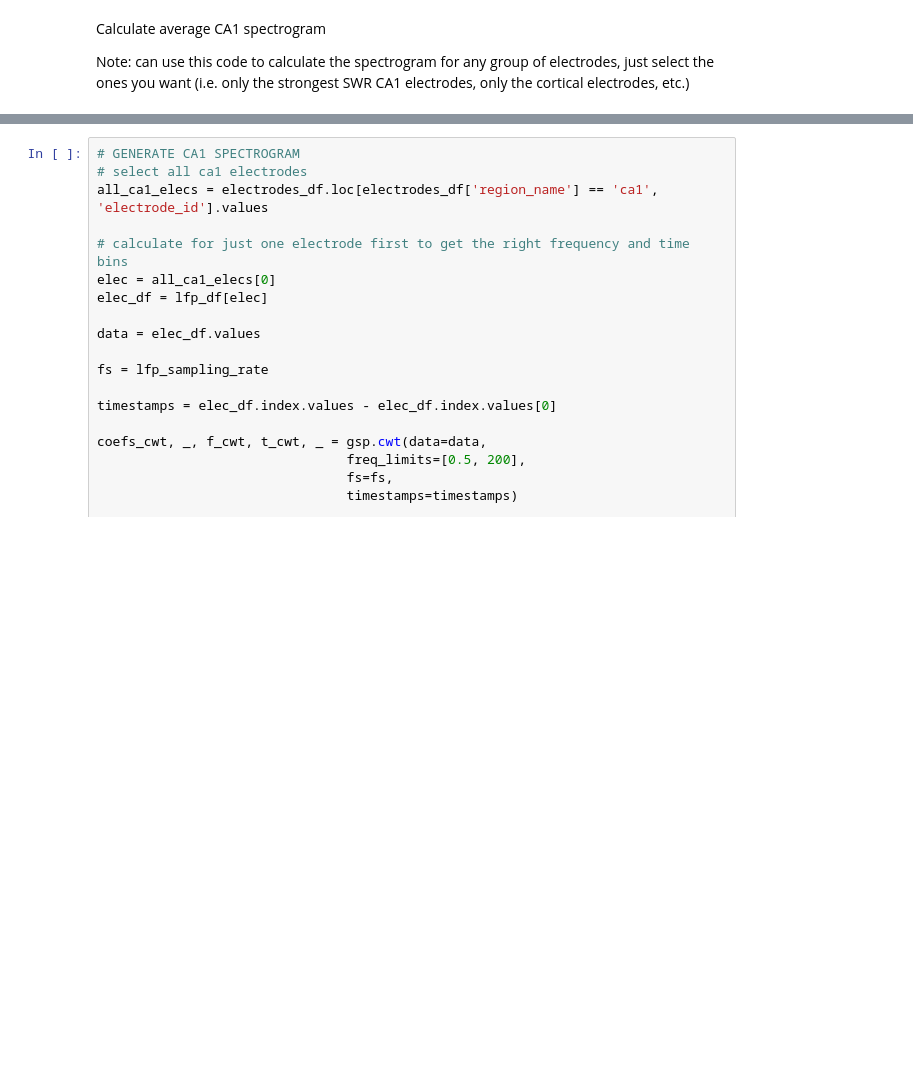
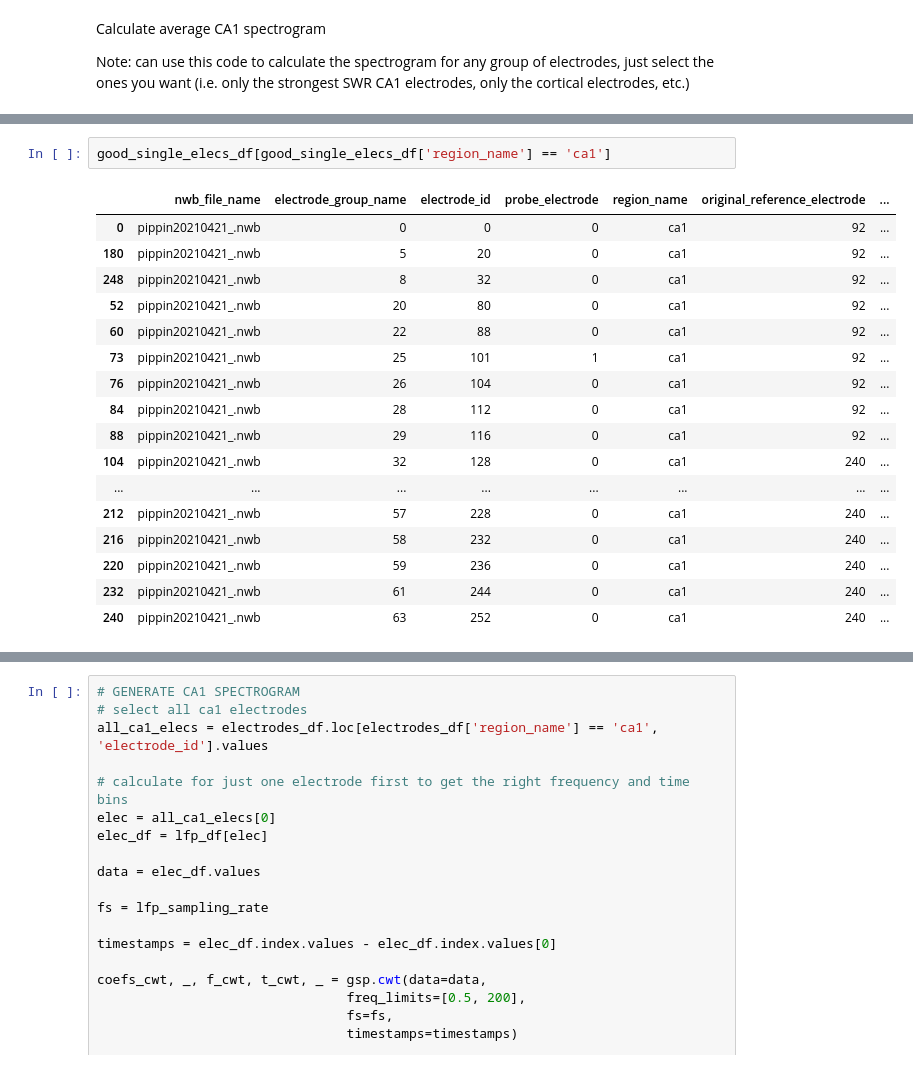
Before and after one commit to gillespielab/gl_spyglass, a Jupyter notebook: examples_and_tutorials/example_figpack_visualizations/spectrogram_figpack.ipynb, the cells around one changed output, grey strips where cells are left out. Saved outputs shown, nothing was run; the diff lists cells and outputs as text; blank space fills up the shorter version.

```diff
--- a/examples_and_tutorials/example_figpack_visualizations/spectrogram_figpack.ipynb
+++ b/examples_and_tutorials/example_figpack_visualizations/spectrogram_figpack.ipynb
@@ -108,0 +121,20 @@ start_time_sec = lfp_df.index[0] - int_start_time
+# %%
+good_single_elecs_df[good_single_elecs_df['region_name'] == 'ca1']
+# %% [output]
+|  | nwb_file_name | electrode_group_name | electrode_id | probe_electrode | region_name | original_reference_electrode | ... |
+| 0 | pippin20210421_.nwb | 0 | 0 | 0 | ca1 | 92 | ... |
+| 180 | pippin20210421_.nwb | 5 | 20 | 0 | ca1 | 92 | ... |
+| 248 | pippin20210421_.nwb | 8 | 32 | 0 | ca1 | 92 | ... |
+| 52 | pippin20210421_.nwb | 20 | 80 | 0 | ca1 | 92 | ... |
+| 60 | pippin20210421_.nwb | 22 | 88 | 0 | ca1 | 92 | ... |
+| 73 | pippin20210421_.nwb | 25 | 101 | 1 | ca1 | 92 | ... |
+| 76 | pippin20210421_.nwb | 26 | 104 | 0 | ca1 | 92 | ... |
+| 84 | pippin20210421_.nwb | 28 | 112 | 0 | ca1 | 92 | ... |
+| 88 | pippin20210421_.nwb | 29 | 116 | 0 | ca1 | 92 | ... |
+| 104 | pippin20210421_.nwb | 32 | 128 | 0 | ca1 | 240 | ... |
+| ... | ... | ... | ... | ... | ... | ... | ... |
+| 212 | pippin20210421_.nwb | 57 | 228 | 0 | ca1 | 240 | ... |
+| 216 | pippin20210421_.nwb | 58 | 232 | 0 | ca1 | 240 | ... |
+| 220 | pippin20210421_.nwb | 59 | 236 | 0 | ca1 | 240 | ... |
+| 232 | pippin20210421_.nwb | 61 | 244 | 0 | ca1 | 240 | ... |
+| 240 | pippin20210421_.nwb | 63 | 252 | 0 | ca1 | 240 | ... |
```
Also changed, not shown: parts of 6 cells of this notebook, 5 other files.
